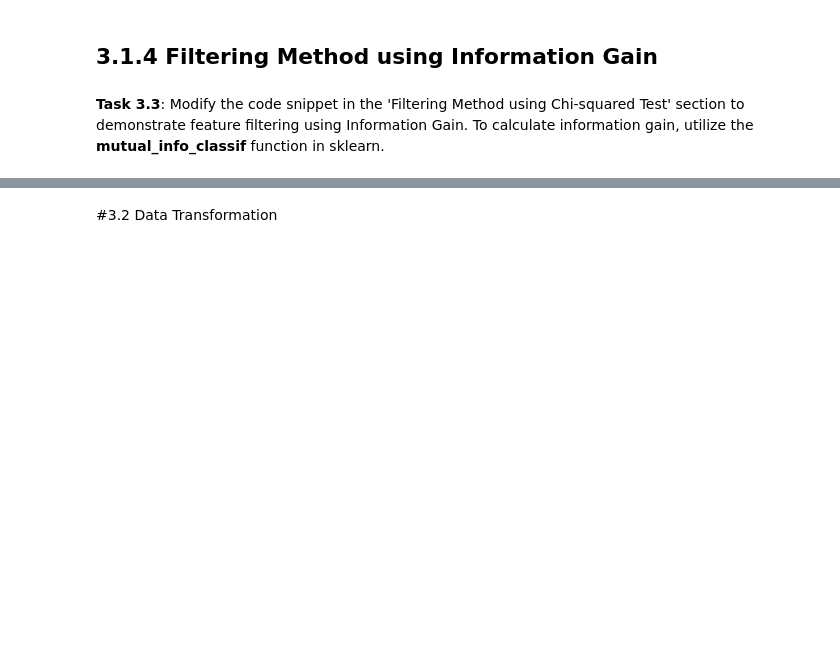
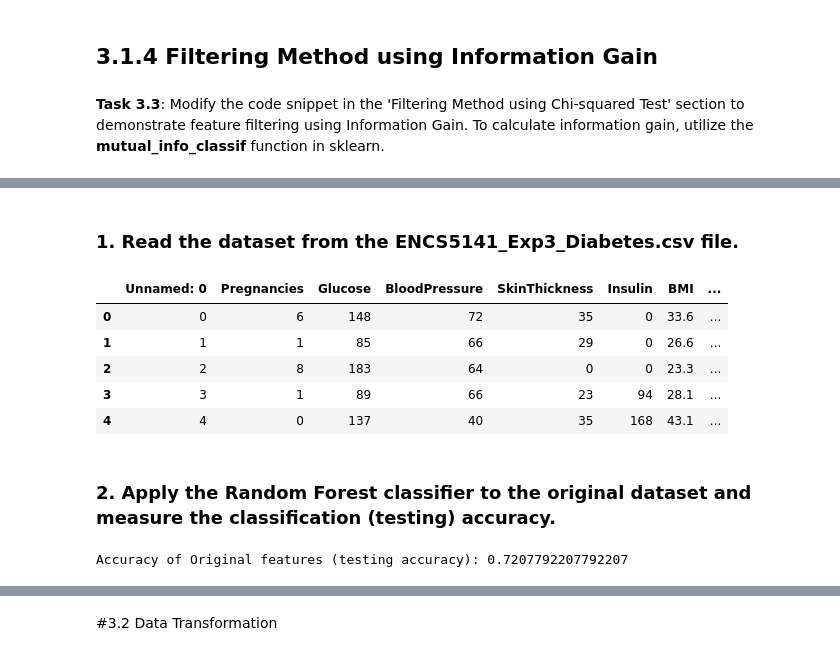
Before and after one commit to amohd63/ENCS5141-INTELLIGENT-SYSTEMS-LAB, a Jupyter notebook: Manual_ENCS5141_Exp3_Feature_Engineering.ipynb, the cells around one changed output, grey strips where cells are left out. Drawn from its saved outputs; the diff is of its cells as text; code cells hidden in the pictures; blank space fills up the shorter version.

```diff
--- a/Manual_ENCS5141_Exp3_Feature_Engineering.ipynb
+++ b/Manual_ENCS5141_Exp3_Feature_Engineering.ipynb
@@ -343,0 +430,14 @@ Resolving deltas: 100% (12/12), done.
+# %% [markdown]
+### 1. Read the dataset from the ENCS5141_Exp3_Diabetes.csv file.
+# %%
+#write you code here
+import pandas as pd
+data = pd.read_csv("/content/ENCS5141Datasets/ENCS5141_Exp3_Diabetes.csv")
+data.head()
+# %% [output]
+|  | Unnamed: 0 | Pregnancies | Glucose | BloodPressure | SkinThickness | Insulin | BMI | ... |
+| 0 | 0 | 6 | 148 | 72 | 35 | 0 | 33.6 | ... |
+| 1 | 1 | 1 | 85 | 66 | 29 | 0 | 26.6 | ... |
+| 2 | 2 | 8 | 183 | 64 | 0 | 0 | 23.3 | ... |
+| 3 | 3 | 1 | 89 | 66 | 23 | 94 | 28.1 | ... |
+| 4 | 4 | 0 | 137 | 40 | 35 | 168 | 43.1 | ... |
@@ -343,0 +448,21 @@ Resolving deltas: 100% (12/12), done.
+# %% [markdown]
+### 2. Apply the Random Forest classifier to the original dataset and measure the classification (testing) accuracy.
+# %%
+#write you code here
+# Import necessary libraries
+from sklearn.model_selection import train_test_split
+from sklearn.ensemble import RandomForestClassifier
+from sklearn.metrics import accuracy_score
+
+# Split the dataset into training and testing sets
+X_train, X_test, y_train, y_test = train_test_split(X, y, test_size=0.2, random_state=42)
+
+# Train a classifier on the original features and evaluate
+clf = RandomForestClassifier(random_state=42)
+clf.fit(X_train, y_train)
+y_pred = clf.predict(X_test)
+accuracy = accuracy_score(y_test, y_pred)
+
+print(f"Accuracy of Original features (testing accuracy): {accuracy}")
+# %% [output]
+Accuracy of Original features (testing accuracy): 0.7207792207792207
```
Also changed, not shown: parts of 45 cells of this notebook.
